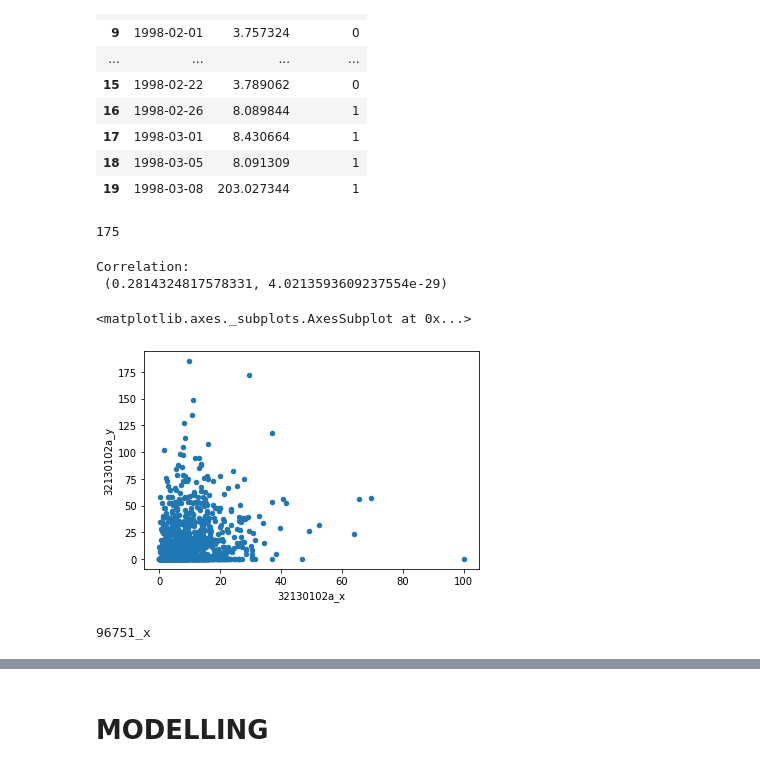
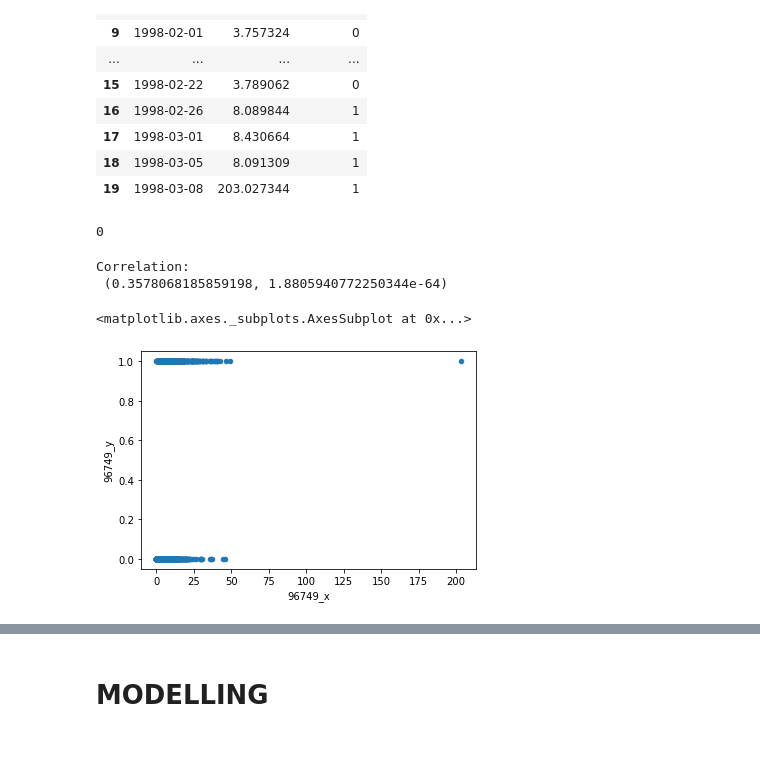
Before and after one commit to nurdeka/python, a Jupyter notebook: first.ipynb, the cells around one changed output, grey strips where cells are left out. Saved outputs shown, nothing was run; the diff lists cells and outputs as text; code cells hidden in the pictures.

```diff
--- a/first.ipynb
+++ b/first.ipynb
@@ -135,0 +141,6 @@ df4
+# %%
+#read DataFrame from pickle file
+df= pd.read_pickle("data_h0.pkl")
+
+#view DataFrame
+print(df)
@@ -136,5 +181,5 @@ df4
 # %%
-list_sta = [col for col in df4]
+list_sta = [col for col in df]
 print(list_sta)
 # %% [output]
 ['julian_day', '12050702a_x', '12050703a_x', '12051401a_x', '12051602a_x', '12072303a_x', '12072401a_x', '12072402a_x', '12072403a_x', '12072404a_x', '12072405a_x', '12072601a_x', '12072602a_x', '1207 ...
@@ -196,4 +241,6 @@ d[260].head(20)
 | 17 | 1998-03-01 | 8.430664 | 54.0 |
 | 18 | 1998-03-05 | 8.091309 | 14.8 |
 | 19 | 1998-03-08 | 203.027344 | 3.4 |
+# %%
+df = d[260]
 # %%
@@ -214,4 +262,4 @@ Name: 96749_y, Length: 2100, dtype: float64
 # %%
 f = lambda x: 1 if x>1 else 0
-d[260].iloc[:,2] = d[260].iloc[:,2].map(f)
+df.iloc[:,2] = df.iloc[:,2].map(f)
 # %%
@@ -235,27 +283,23 @@ d[260].head(20)
 | 18 | 1998-03-05 | 8.091309 | 1 |
 | 19 | 1998-03-08 | 203.027344 | 1 |
 # %%
-d[200].isna().sum().sum()
+d[260].isna().sum().sum()
 # %% [output]
-175
+0
 # %%
 from scipy.stats import pearsonr
-df = d[100]
-df.dropna(inplace=True)
-x = df.iloc[:, 1]
-y = df.iloc[:, 2]
+df1 = d[260]
+df1.dropna(inplace=True)
+x = df1.iloc[:, 1]
+y = df1.iloc[:, 2]
 
 print('Correlation: \n', pearsonr(x,y))
 # Apply the pearsonr()
 corr, _ = pearsonr(x, y)
 #print('Pearsons correlation: %.3f' % corr)
 df.plot(x=list(df)[1],y=list(df)[2],kind='scatter')
 # %% [output]
 Correlation:
- (0.2814324817578331, 4.0213593609237554e-29)
+ (0.3578068185859198, 1.8805940772250344e-64)
 <matplotlib.axes._subplots.AxesSubplot at 0x...>
-[figure, old version]
+[figure, new version]
-# %%
-print(list(df)[1])
-# %% [output]
-96751_x
```
Also changed, not shown: parts of 28 cells of this notebook.
